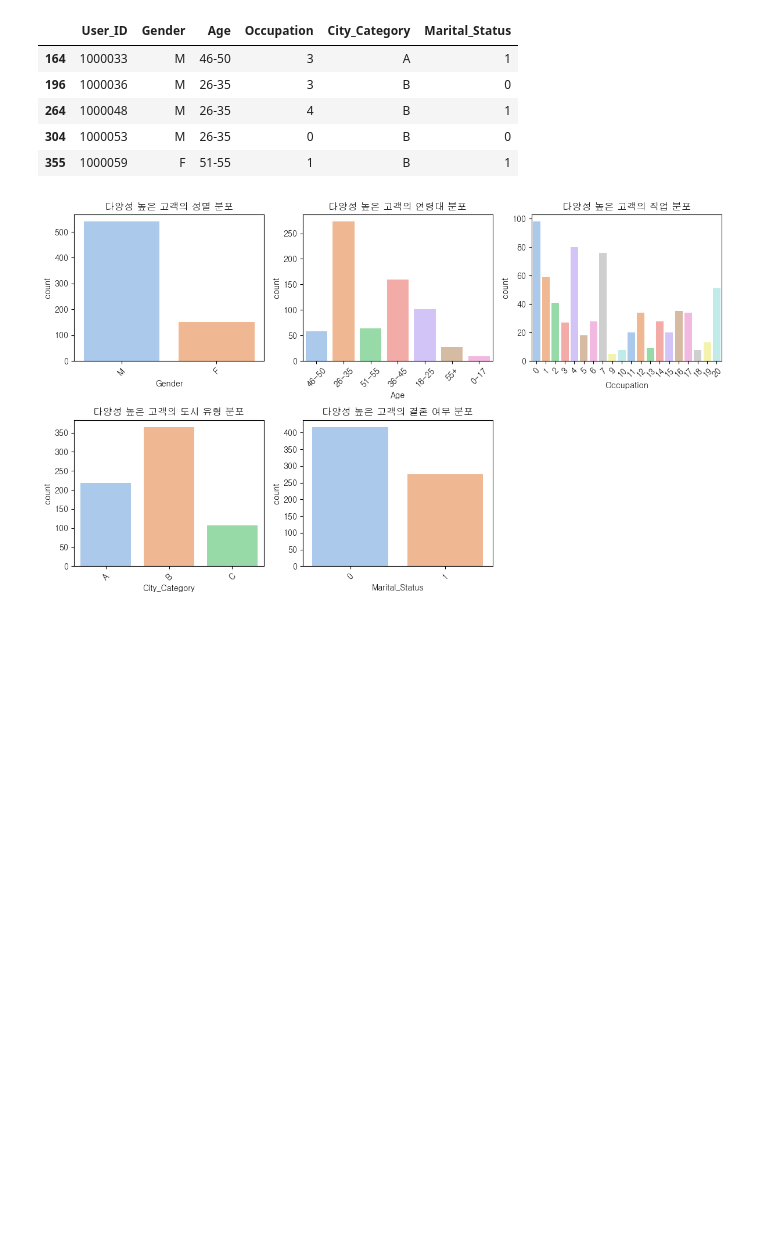
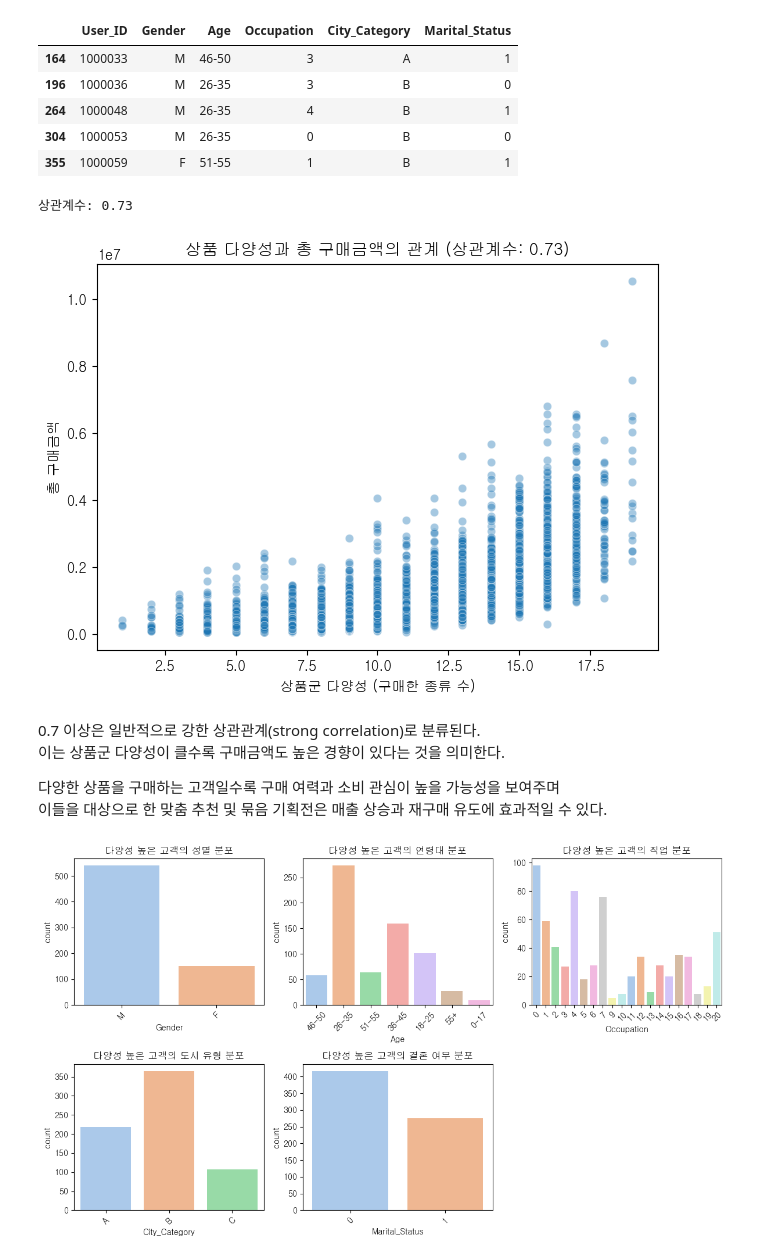
Before and after one commit to gayeoniee/data_anal_rep, a Jupyter notebook: data_anal_project(Walmart)/분석보고서.ipynb, the cells around one changed output. Cells and saved outputs as stored; diff of their text form; code cells hidden in the pictures; blank space fills up the shorter version.

```diff
--- a/data_anal_project(Walmart)/분석보고서.ipynb
+++ b/data_anal_project(Walmart)/분석보고서.ipynb
@@ -200,6 +200,40 @@ new_vip_df.head()
 | 264 | 1000048 | M | 26-35 | 4 | B | 1 |
 | 304 | 1000053 | M | 26-35 | 0 | B | 0 |
 | 355 | 1000059 | F | 51-55 | 1 | B | 1 |
+# %%
+# 고객별 상품 다양성 계산
+diversity = df.groupby('User_ID')['Product_Category'].nunique()
+
+# 고객별 총 구매금액 계산
+total_purchase = df.groupby('User_ID')['Purchase'].sum()
+
+# 하나의 데이터프레임으로 결합
+diversity_df = pd.DataFrame({
+    'Diversity': diversity,
+    'Total_Purchase': total_purchase
+})
+
+# 상관계수 계산
+correlation = diversity_df.corr().loc['Diversity', 'Total_Purchase']
+print(f"상관계수: {correlation:.2f}")
+
+
+plt.figure()
+sns.scatterplot(data=diversity_df, x='Diversity', y='Total_Purchase', alpha=0.4)
+plt.title(f'상품 다양성과 총 구매금액의 관계 (상관계수: {correlation:.2f})')
+plt.xlabel('상품군 다양성 (구매한 종류 수)')
+plt.ylabel('총 구매금액')
+plt.tight_layout()
+plt.show()
+# %% [output]
+상관계수: 0.73
+[figure, added]
+# %% [markdown]
+0.7 이상은 일반적으로 강한 상관관계(strong correlation)로 분류된다.
+이는 상품군 다양성이 클수록 구매금액도 높은 경향이 있다는 것을 의미한다.
+
+다양한 상품을 구매하는 고객일수록 구매 여력과 소비 관심이 높을 가능성을 보여주며
+이들을 대상으로 한 맞춤 추천 및 묶음 기획전은 매출 상승과 재구매 유도에 효과적일 수 있다.
 # %%
 cols = ['Gender', 'Age', 'Occupation', 'City_Category', 'Marital_Status']
 titles = ['성별', '연령대', '직업', '도시 유형', '결혼 여부']
```
